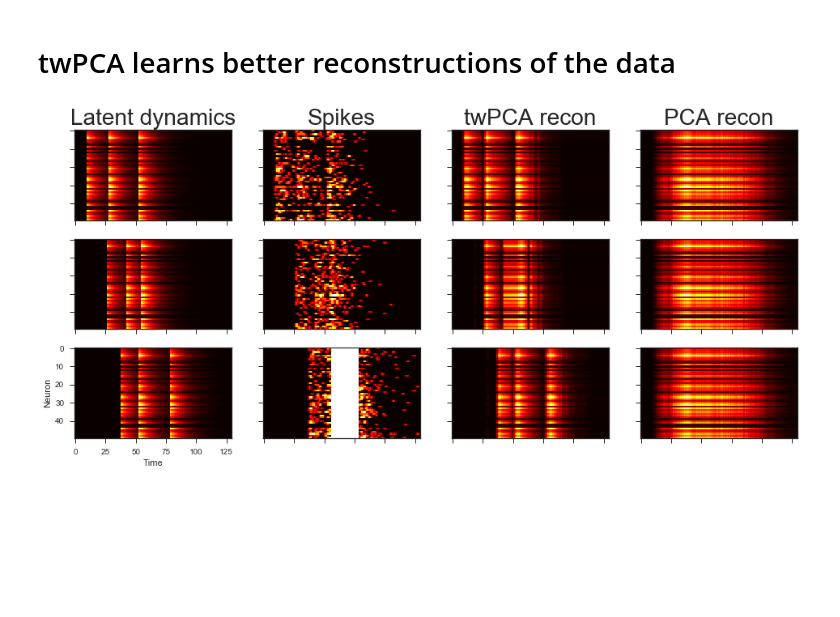
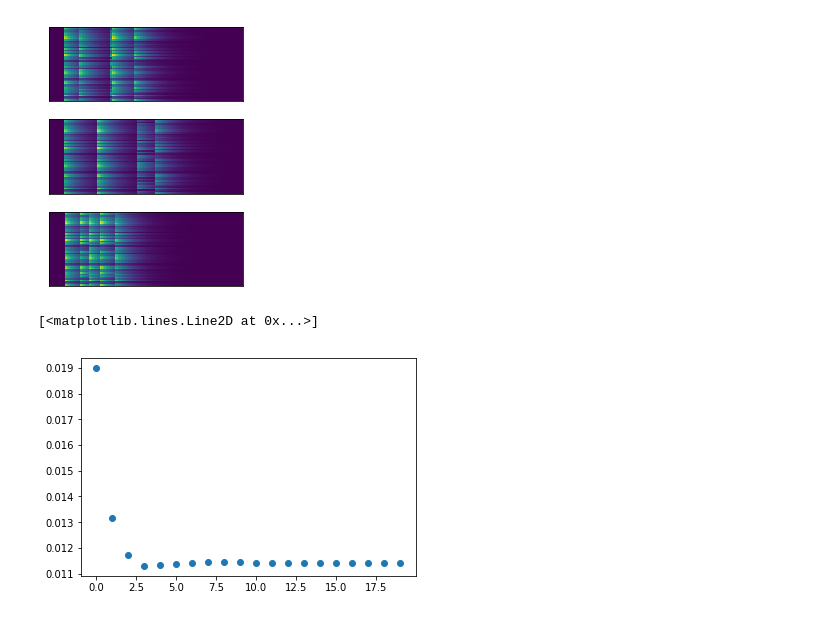
Before and after one commit to ganguli-lab/twpca, a Jupyter notebook: notebooks/demo.ipynb, the cells around one changed output. Saved outputs shown, nothing was run; the diff lists cells and outputs as text; code cells hidden in the pictures; blank space fills up the shorter version.

```diff
--- a/notebooks/demo.ipynb
+++ b/notebooks/demo.ipynb
@@ -7,11 +0,0 @@ This notebook demonstrates the application of time-warped PCA to a synthetic dat
-# %%
-%pylab inline
-np.random.seed(1234)
-from scipy.ndimage.filters import convolve1d, gaussian_filter1d
-from twpca import TWPCA
-from twpca.regularizers import curvature
-import itertools as itr
-import seaborn as sns
-sns.set_style("ticks")
-%load_ext autoreload
-%autoreload 2
@@ -154,30 +0,0 @@ xlim(10, 110)
-# %% [markdown]
-# twPCA learns better reconstructions of the data
-# %%
-u,s,v = np.linalg.svd(np.nanmean(smoothed_spikes, axis=0), full_matrices=False)
-
-figure(figsize=(16, 7))
-gs = GridSpec(3, 4)
-
-im_kwargs = dict(cmap='hot', aspect='auto', interpolation='none')
-for i, tidx in enumerate([0, n_trial//2, -1]):
-    for j, x in enumerate((rates, smoothed_spikes, X_pred)):
-        subplot(gs[i, j])
-
-        if i == 0:
-            title(['Latent dynamics', 'Spikes', 'twPCA recon'][j], fontsize=28)
-        imshow(x[tidx].T, **im_kwargs)
-        if not (i == 2 and j == 0):
-            gca().set_xticklabels([])
-            gca().set_yticklabels([])
-        else:
-            xlabel('Time')
-            ylabel('Neuron')
-
-    subplot(gs[i, -1]);
-    imshow(pca_trial_recon.T, **im_kwargs)
-    gca().set_xticklabels([]); gca().set_yticklabels([]);
-    if i == 0:
-        title('PCA recon', fontsize=28)
-# %% [output]
-[figure, removed]
@@ -183,0 +5,13 @@ for i, tidx in enumerate([0, n_trial//2, -1]):
+# %%
+from twpca.datasets import jittered_population
+
+data = jittered_population()[0] + jittered_population()[0]
+
+fig, axes = plt.subplots(3, 1)
+for ax, trial in zip(axes, data):
+    ax.imshow(trial.T)
+    ax.set_xticks([])
+    ax.set_yticks([])
+fig.tight_layout()
+# %% [output]
+[figure, added]
@@ -183,0 +32,5 @@ for i, tidx in enumerate([0, n_trial//2, -1]):
+# %%
+plt.plot(cost_hist, 'o')
+# %% [output]
+[<matplotlib.lines.Line2D at 0x...>]
+[figure, added]
```
Also changed, not shown: parts of 25 cells of this notebook, 10 other files.
